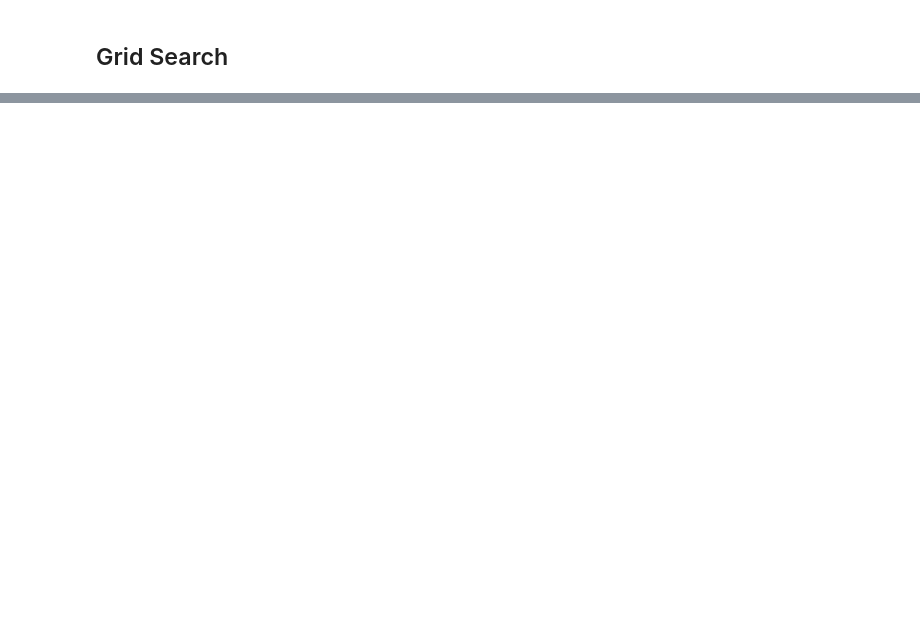
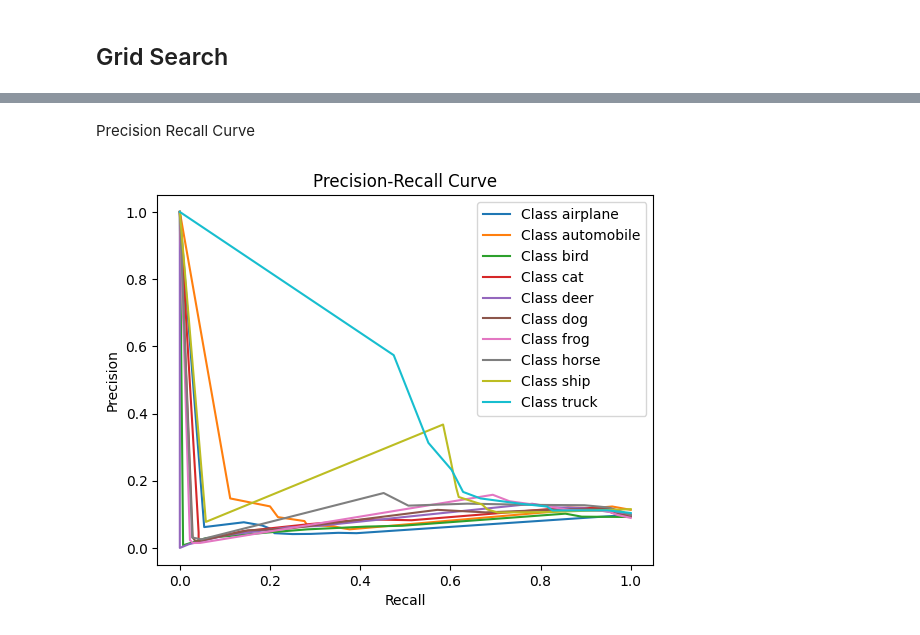
Before and after one commit to SpottedBush/CIFAR_Classif, a Jupyter notebook: CIFAR_Classif/notebooks/demo_cifar_classif.ipynb, the cells around one changed output, grey strips where cells are left out. Saved outputs shown, nothing was run; the diff lists cells and outputs as text; code cells hidden in the pictures; blank space fills up the shorter version.

```diff
--- a/CIFAR_Classif/notebooks/demo_cifar_classif.ipynb
+++ b/CIFAR_Classif/notebooks/demo_cifar_classif.ipynb
@@ -144,0 +194,6 @@ Best parameters: {'C': 0.01}, best score: 0.3458823529411765
+# %% [markdown]
+Precision Recall Curve
+# %%
+plot_precision_recall_curve(y_true, y_pred, labels=labels_meaning)
+# %% [output]
+[figure, added]
```
Also changed, not shown: parts of 16 cells of this notebook, 6 other files.
